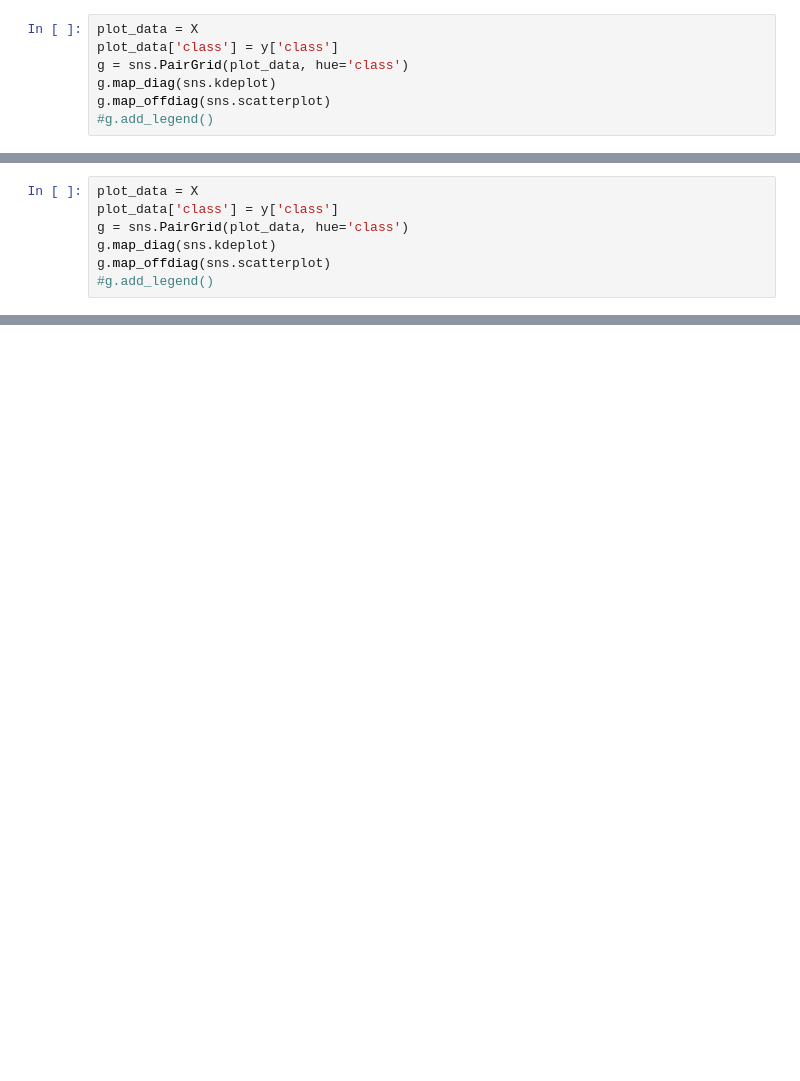
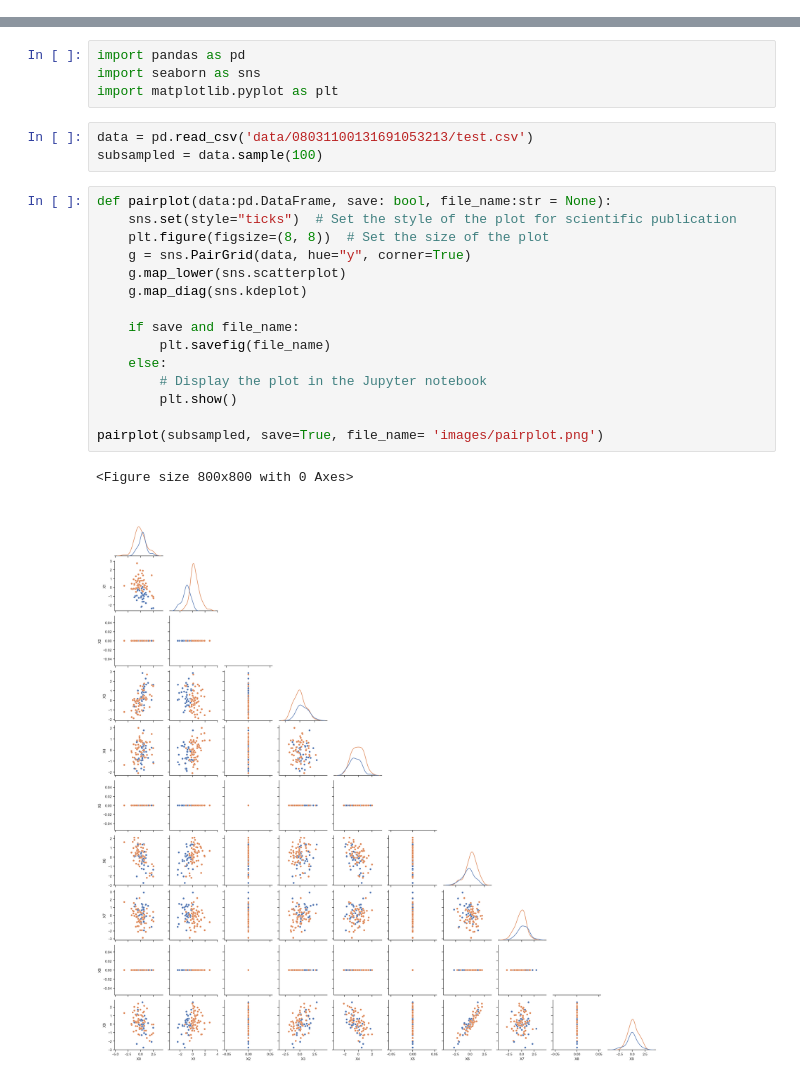
Before and after one commit to UlrikeWoell/transfer_learning_with_xgb, a Jupyter notebook: src/notebooks/ulrike/reports/plot_features.ipynb, the cells around one changed output, grey strips where cells are left out. Cells and saved outputs as stored; diff of their text form; blank space fills up the shorter version.

```diff
--- a/src/notebooks/ulrike/reports/plot_features.ipynb
+++ b/src/notebooks/ulrike/reports/plot_features.ipynb
@@ -27,7 +0,0 @@ X, y = dom.generate_data(n=300, sample_seed=354)
-# %%
-plot_data = X
-plot_data['class'] = y['class']
-g = sns.PairGrid(plot_data, hue='class')
-g.map_diag(sns.kdeplot)
-g.map_offdiag(sns.scatterplot)
-#g.add_legend()
@@ -41,7 +0,0 @@ X, y = dom2.generate_data(n=300, sample_seed=354)
-# %%
-plot_data = X
-plot_data['class'] = y['class']
-g = sns.PairGrid(plot_data, hue='class')
-g.map_diag(sns.kdeplot)
-g.map_offdiag(sns.scatterplot)
-#g.add_legend()
@@ -53,0 +1,25 @@ g.map_offdiag(sns.scatterplot)
+# %%
+import pandas as pd
+import seaborn as sns
+import matplotlib.pyplot as plt
+# %%
+data = pd.read_csv('data/08031100131691053213/test.csv')
+subsampled = data.sample(100)
+# %%
+def pairplot(data:pd.DataFrame, save: bool, file_name:str = None):
+    sns.set(style="ticks")  # Set the style of the plot for scientific publication
+    plt.figure(figsize=(8, 8))  # Set the size of the plot
+    g = sns.PairGrid(data, hue="y", corner=True)
+    g.map_lower(sns.scatterplot)
+    g.map_diag(sns.kdeplot)
+
+    if save and file_name:
+        plt.savefig(file_name)
+    else:
+        # Display the plot in the Jupyter notebook
+        plt.show()
+
+pairplot(subsampled, save=True, file_name= 'images/pairplot.png')
+# %% [output]
+<Figure size 800x800 with 0 Axes>
+[figure, added]
```
Also changed, not shown: parts of 6 cells of this notebook, 20 other files.
